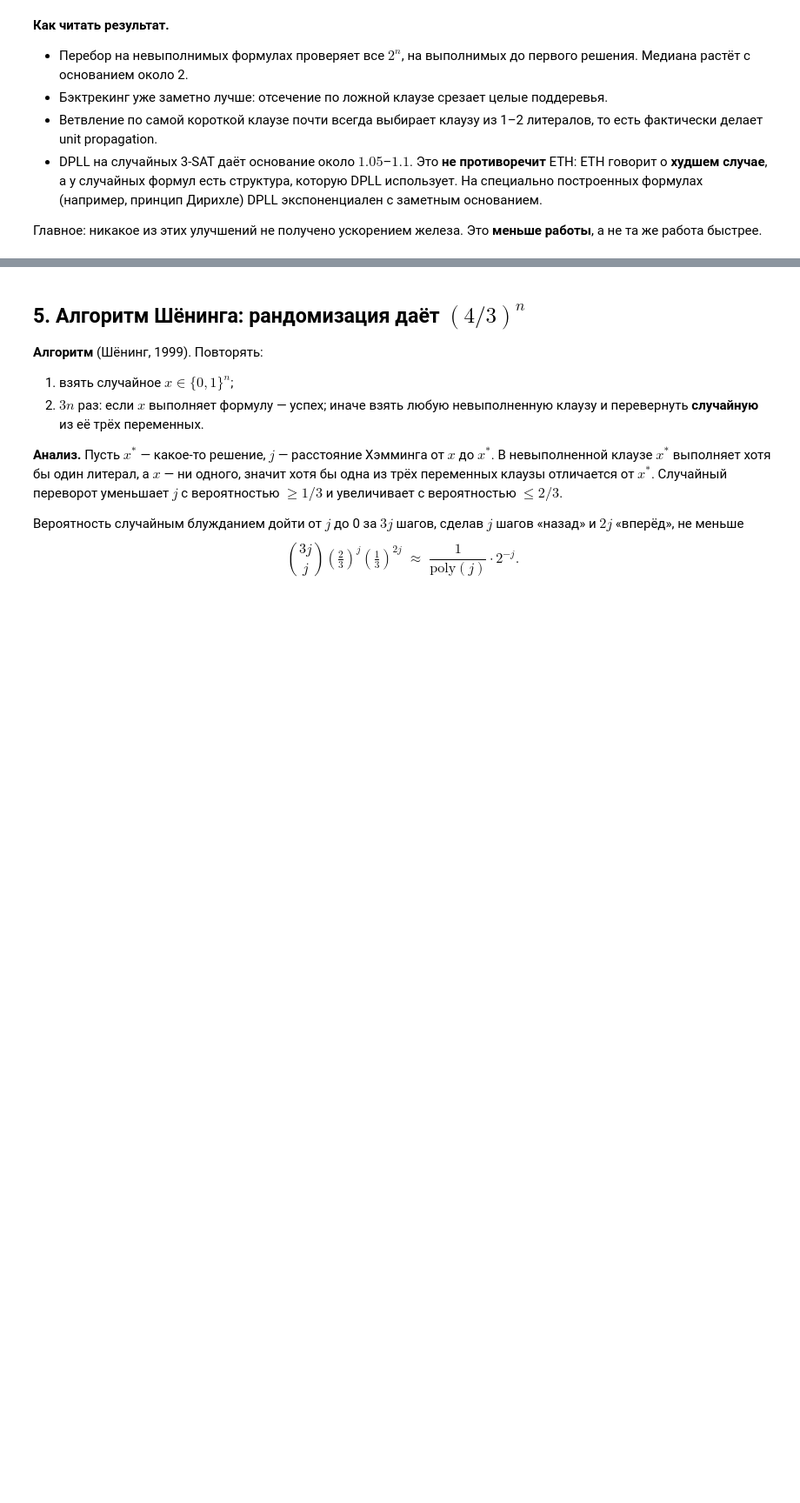
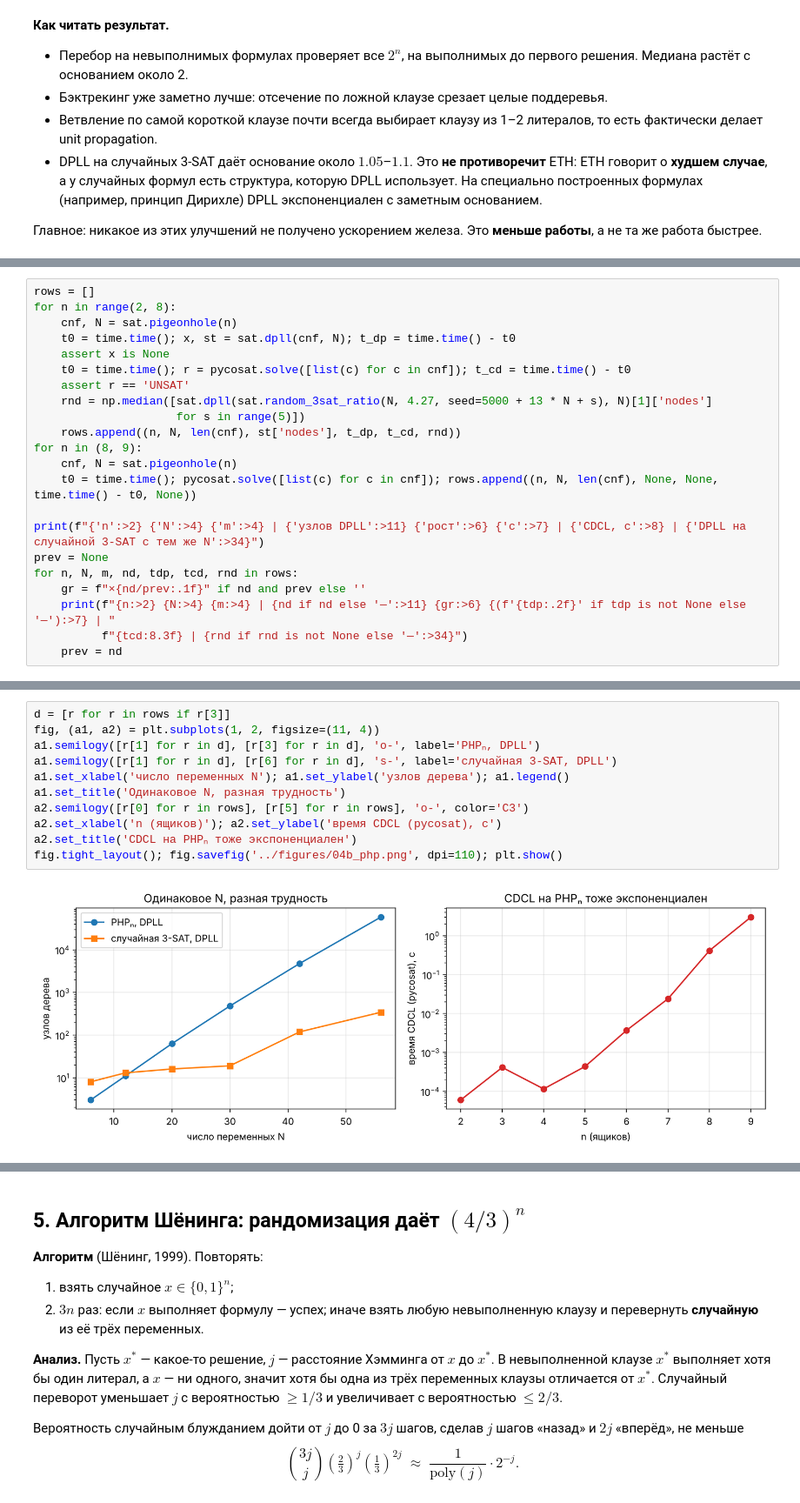
Before and after one commit to arsatyants/Eth-alg-learn, a Jupyter notebook: notebooks/eth_alg_learn.ipynb, the cells around one changed output, grey strips where cells are left out. Shown at 87% size. Drawn from its saved outputs; the diff is of its cells as text; blank space fills up the shorter version.

```diff
--- a/notebooks/eth_alg_learn.ipynb
+++ b/notebooks/eth_alg_learn.ipynb
@@ -300,0 +325,22 @@ DPLL                   c ≈ 1.078   (2^0.109 n)
+# %%
+rows = []
+for n in range(2, 8):
+    cnf, N = sat.pigeonhole(n)
+    t0 = time.time(); x, st = sat.dpll(cnf, N); t_dp = time.time() - t0
+    assert x is None
+    t0 = time.time(); r = pycosat.solve([list(c) for c in cnf]); t_cd = time.time() - t0
+    assert r == 'UNSAT'
+    rnd = np.median([sat.dpll(sat.random_3sat_ratio(N, 4.27, seed=5000 + 13 * N + s), N)[1]['nodes']
+                     for s in range(5)])
+    rows.append((n, N, len(cnf), st['nodes'], t_dp, t_cd, rnd))
+for n in (8, 9):
+    cnf, N = sat.pigeonhole(n)
+    t0 = time.time(); pycosat.solve([list(c) for c in cnf]); rows.append((n, N, len(cnf), None, None, time.time() - t0, None))
+
+print(f"{'n':>2} {'N':>4} {'m':>4} | {'узлов DPLL':>11} {'рост':>6} {'с':>7} | {'CDCL, с':>8} | {'DPLL на случайной 3-SAT с тем же N':>34}")
+prev = None
+for n, N, m, nd, tdp, tcd, rnd in rows:
+    gr = f"×{nd/prev:.1f}" if nd and prev else ''
+    print(f"{n:>2} {N:>4} {m:>4} | {nd if nd else '—':>11} {gr:>6} {(f'{tdp:.2f}' if tdp is not None else '—'):>7} | "
+          f"{tcd:8.3f} | {rnd if rnd is not None else '—':>34}")
+    prev = nd
@@ -300,0 +357,13 @@ DPLL                   c ≈ 1.078   (2^0.109 n)
+# %%
+d = [r for r in rows if r[3]]
+fig, (a1, a2) = plt.subplots(1, 2, figsize=(11, 4))
+a1.semilogy([r[1] for r in d], [r[3] for r in d], 'o-', label='PHPₙ, DPLL')
+a1.semilogy([r[1] for r in d], [r[6] for r in d], 's-', label='случайная 3-SAT, DPLL')
+a1.set_xlabel('число переменных N'); a1.set_ylabel('узлов дерева'); a1.legend()
+a1.set_title('Одинаковое N, разная трудность')
+a2.semilogy([r[0] for r in rows], [r[5] for r in rows], 'o-', color='C3')
+a2.set_xlabel('n (ящиков)'); a2.set_ylabel('время CDCL (pycosat), с')
+a2.set_title('CDCL на PHPₙ тоже экспоненциален')
+fig.tight_layout(); fig.savefig('../figures/04b_php.png', dpi=110); plt.show()
+# %% [output]
+[figure, added]
```
Also changed, not shown: parts of 7 cells of this notebook, 8 other files.
